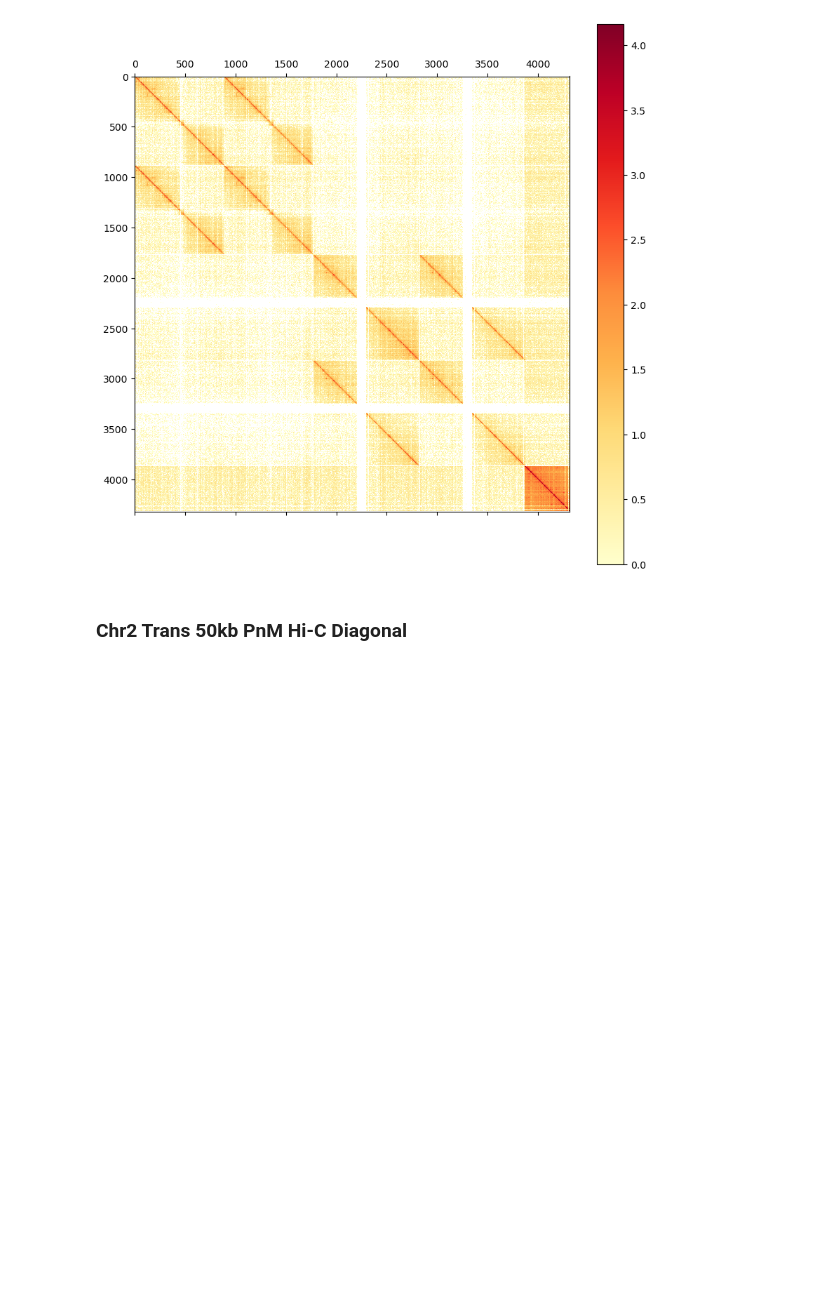
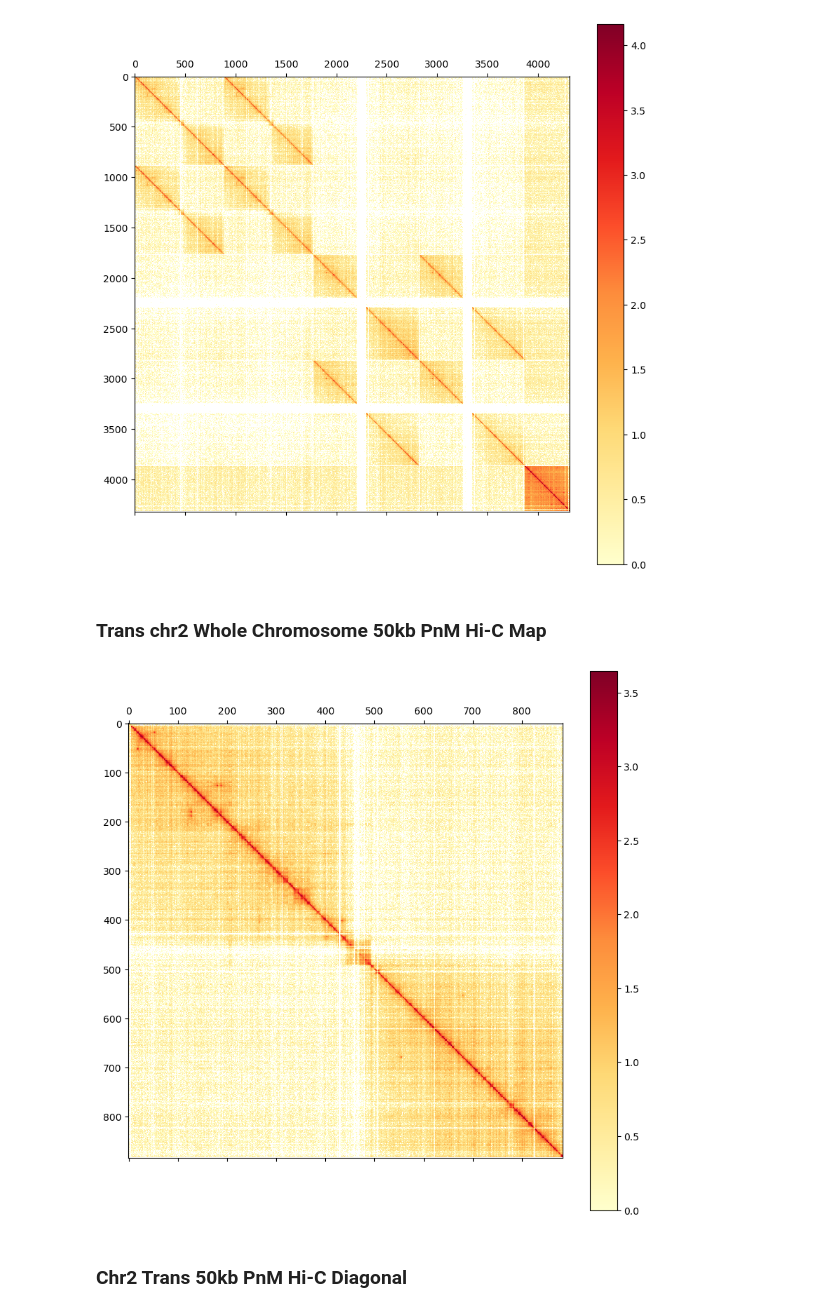
Before and after one commit to DiPierroLab/Douglas, a Jupyter notebook: 4_Hi-C/view_cool_Hi-C.ipynb, the cells around one changed output. Cells and saved outputs as stored; diff of their text form; code cells hidden in the pictures; blank space fills up the shorter version.

Commit message:
Update cooler visualization notebook

```diff
--- a/4_Hi-C/view_cool_Hi-C.ipynb
+++ b/4_Hi-C/view_cool_Hi-C.ipynb
@@ -79,6 +81,22 @@ fig.colorbar(im)
 # %% [output]
 <matplotlib.colorbar.Colorbar at 0x...>
 [figure]
+# %% [markdown]
+### Trans chr2 Whole Chromosome 50kb PnM Hi-C Map
+# %%
+c_50kb.matrix()
+arr = c_50kb.matrix(balance=False)[884:1768, 0:884]
+mat = c_50kb.matrix(balance=False, sparse=True)[884:1768, 0:884]
+arr = mat.toarray()#fill in lower triangle
+
+fig = plt.figure(figsize=(10, 10))
+ax = fig.add_subplot(111)
+im = ax.matshow(np.log10(arr), cmap='YlOrRd')
+
+fig.colorbar(im)
+fig.savefig('/Users/douglas/Documents/Features Transfer/figures/chr2 50kb trans Hi-C diagonal.pdf')
+# %% [output]
+[figure, added]
 # %% [markdown]
 ### Chr2 Trans 50kb PnM Hi-C Diagonal
 # %%
```
Also changed, not shown: parts of 7 cells of this notebook.
